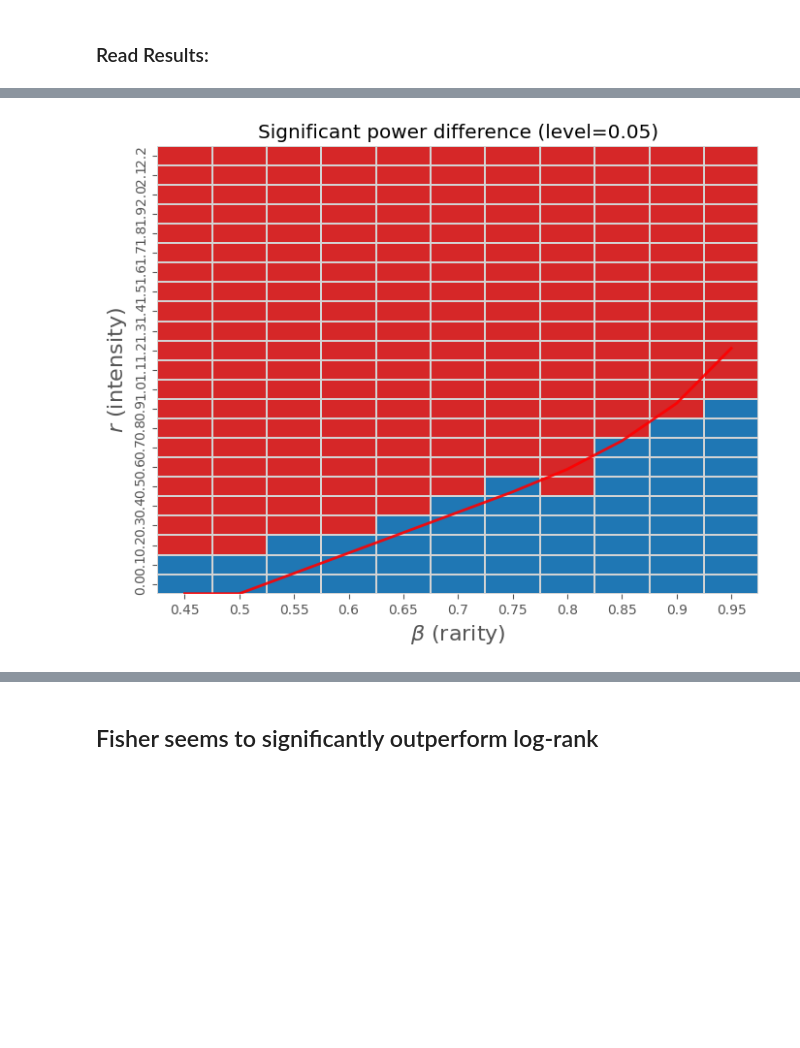
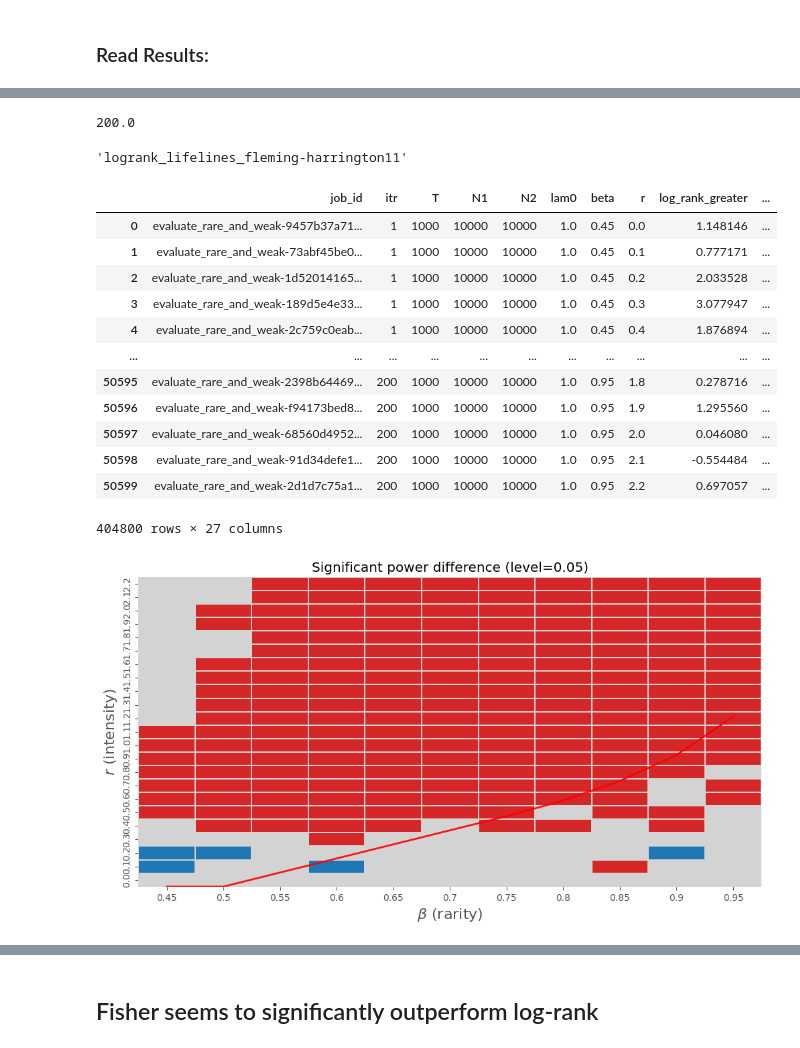
Before and after one commit to alonkipnis/HCHG, a Jupyter notebook: illustrate_phase_diagram.ipynb, the cells around one changed output, grey strips where cells are left out. Drawn from its saved outputs; the diff is of its cells as text; code cells hidden in the pictures; blank space fills up the shorter version.

```diff
--- a/illustrate_phase_diagram.ipynb
+++ b/illustrate_phase_diagram.ipynb
@@ -121,0 +139,7 @@ def compute_power(df, tcrit, level=0.05):
+# %%
+def get_nMonte(df1, stat_name):
+    dft = df1[~df1[stat_name].isna()]
+    nconf = len(dft.groupby(['r', 'beta', 'T', 'N1', 'N2', 'lam0']).count())
+    nMonte = len(df1[stat_name].dropna()) / nconf
+    assert nMonte.is_integer()
+    return nMonte
@@ -275,33 +309,77 @@ Analyzing the case (T, N1, N2) = (1000, 10000, 10000)
+# %%
+compute_power_mat(dfc.rename(columns={tsn : 'value'}), tcrit[tsn].values[0])
+# %% [output]
+200.0
+# %%
+tsn
+# %% [output]
+'logrank_lifelines_fleming-harrington11'
+# %%
+dfc.rename(columns={tsn : 'value'})
+# %% [output]
+|  | job_id | itr | T | N1 | N2 | lam0 | beta | r | log_rank_greater | ... |
+| 0 | evaluate_rare_and_weak-9457b37a71... | 1 | 1000 | 10000 | 10000 | 1.0 | 0.45 | 0.0 | 1.148146 | ... |
+| 1 | evaluate_rare_and_weak-73abf45be0... | 1 | 1000 | 10000 | 10000 | 1.0 | 0.45 | 0.1 | 0.777171 | ... |
+| 2 | evaluate_rare_and_weak-1d52014165... | 1 | 1000 | 10000 | 10000 | 1.0 | 0.45 | 0.2 | 2.033528 | ... |
+| 3 | evaluate_rare_and_weak-189d5e4e33... | 1 | 1000 | 10000 | 10000 | 1.0 | 0.45 | 0.3 | 3.077947 | ... |
+| 4 | evaluate_rare_and_weak-2c759c0eab... | 1 | 1000 | 10000 | 10000 | 1.0 | 0.45 | 0.4 | 1.876894 | ... |
+| ... | ... | ... | ... | ... | ... | ... | ... | ... | ... | ... |
+| 50595 | evaluate_rare_and_weak-2398b64469... | 200 | 1000 | 10000 | 10000 | 1.0 | 0.95 | 1.8 | 0.278716 | ... |
+| 50596 | evaluate_rare_and_weak-f94173bed8... | 200 | 1000 | 10000 | 10000 | 1.0 | 0.95 | 1.9 | 1.295560 | ... |
+| 50597 | evaluate_rare_and_weak-68560d4952... | 200 | 1000 | 10000 | 10000 | 1.0 | 0.95 | 2.0 | 0.046080 | ... |
+| 50598 | evaluate_rare_and_weak-91d34defe1... | 200 | 1000 | 10000 | 10000 | 1.0 | 0.95 | 2.1 | -0.554484 | ... |
+| 50599 | evaluate_rare_and_weak-2d1d7c75a1... | 200 | 1000 | 10000 | 10000 | 1.0 | 0.95 | 2.2 | 0.697057 | ... |
+404800 rows × 27 columns
+# %%
+def binomial_proportion_test(n1, N1, n2, N2):
+    phat1 = n1 / N1
+    phat2 = n2 / N2
+    phat = (n1 + n2) / (N1 + N2)
+    z = (phat1 - phat2) / np.sqrt(phat * (1 - phat) * (1/N1 + 1/N2))
+    pval = 2 * norm.cdf(-np.abs(z))
+    return {'z': z, 'pval': pval}
 # %%
+set_level_at_zero = True
 from matplotlib.colors import LinearSegmentedColormap
 myColors = (colors['logrank_lifelines_None'], 'lightgray', colors['hc_greater'])
 cmap = LinearSegmentedColormap.from_list('Custom', myColors, len(myColors))
 
-alt_stat = 'logrank_lifelines_peto'
+dfp = df1#[df1.r == 0]
+
+bb = dfp['beta'].unique()
+rr = dfp['r'].unique()
+
+alt_stat = 'log_rank_greater'
 level = 0.05
-mat_hc = compute_power_mat(df1.rename(columns={'hc_greater' : 'value'}), tcrit['hc_greater'].values[0], level=level)
-mat_alt = compute_power_mat(df1.rename(columns={alt_stat : 'value'}), tcrit[alt_stat].values[0], level=level)
+mat_hc = compute_power_mat(dfp.rename(columns={'hc_greater' : 'value'}), tcrit['hc_greater'].values[0])
+mat_alt = compute_power_mat(dfp.rename(columns={alt_stat : 'value'}), tcrit[alt_stat].values[0])
 
-dmat = (mat_hc - mat_alt)
+if set_level_at_zero:
+    mat_hc[:,0] = level
+    mat_alt[:,0] = level
 
-mat_sig_hc = (dmat * np.sqrt(nMonte) > 2) + 0.
-mat_sig_alt = (dmat * np.sqrt(nMonte) < -2) + 0.
+nMonteHC = get_nMonte(dfp, 'hc_greater')
+nMonteAlt = get_nMonte(dfp, alt_stat)
 
+a = binomial_proportion_test(nMonteHC * mat_hc, nMonteHC, nMonteAlt * mat_alt, nMonteAlt)
+
+mat_sig_hc = (a['pval'] < level) * (a['z'] > 0) + 0.0
+mat_sig_alt = (a['pval'] < level) * (a['z'] < 0) + 0.0
 mat = mat_sig_hc - mat_sig_alt
 
 #cmap = sns.color_palette("deep", n)
 g = seaborn.heatmap(mat[:,::-1].T, cmap=cmap, cbar=False,
                     linewidths=.1, linecolor='lightgray')
 
 g.set_xticklabels(bb)
 g.set_xlabel(r'$\beta$ (rarity)', fontsize=16)
 g.set_ylabel(r'$r$ (intensity)', fontsize=16)
 g.set_yticklabels(np.round(rr[::-1],2))
 g.plot(np.arange(len(bb))+.5, r2grid(2*rhos(bb)), 'r', linewidth=2, alpha=.9)
 plt.title(f"Significant power difference (level={level})")
 
 plt.savefig(out_dir + f"sig_power_diff_HC_{alt_stat}.png")
 
 plt.show()
 # %% [output]
-[figure, old version]
+[figure, new version]
```
Also changed, not shown: parts of 14 cells of this notebook, 10 other files.
